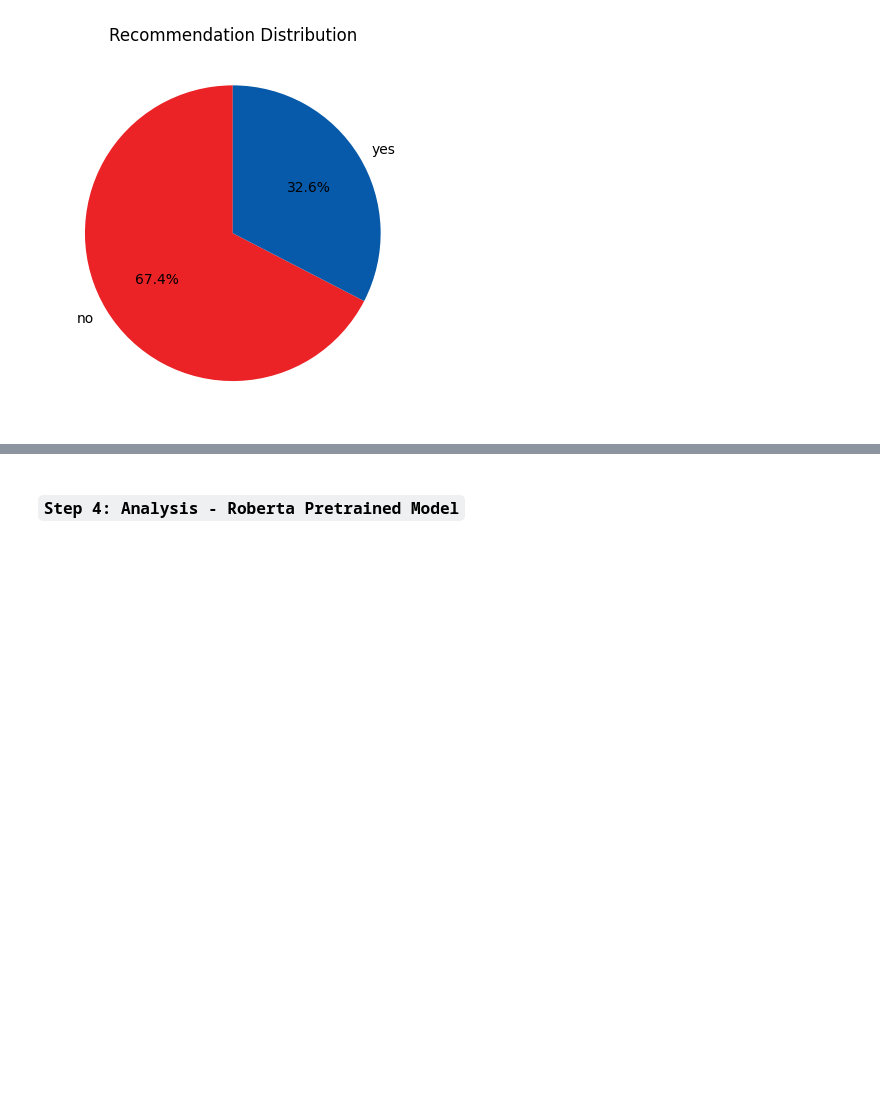
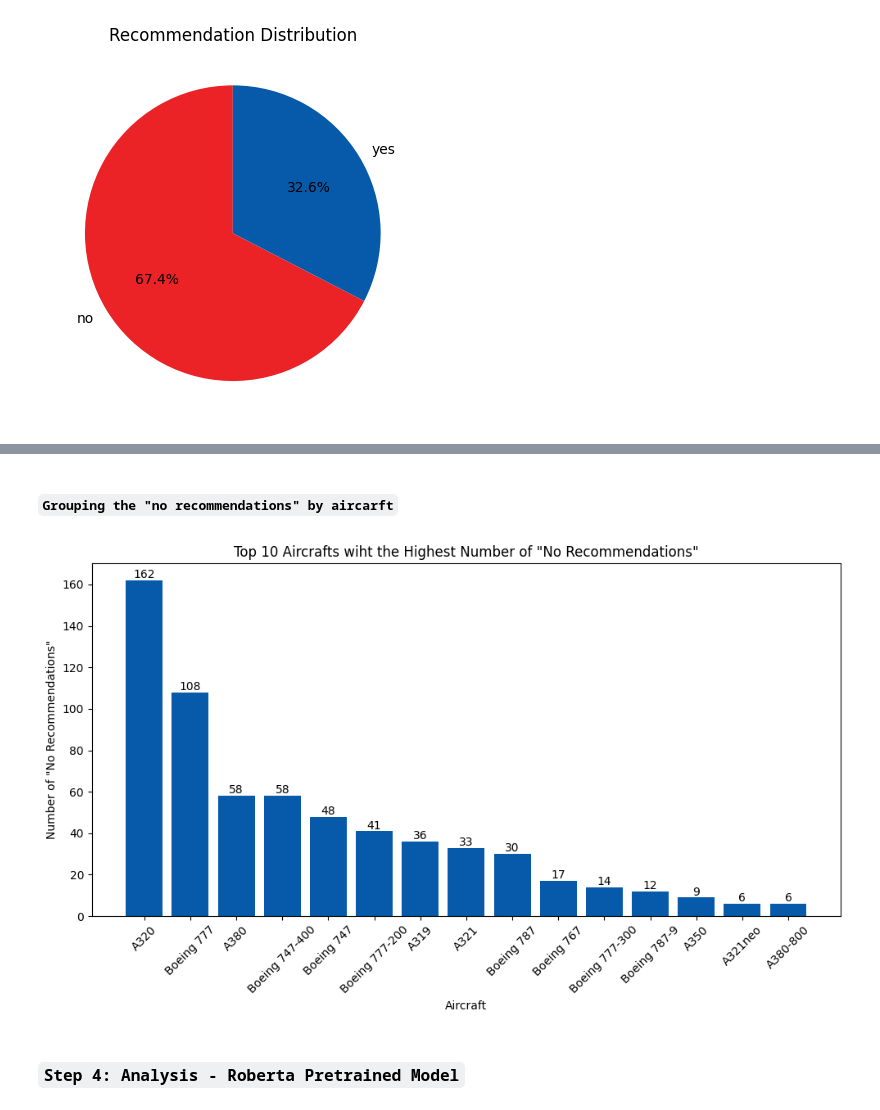
Before and after one commit to Ukomah/Customer-sentiment-analysis-for-british-airways-reviews, a Jupyter notebook: ba_reviews_analysis.ipynb, the cells around one changed output, grey strips where cells are left out. Cells and saved outputs as stored; diff of their text form; code cells hidden in the pictures; blank space fills up the shorter version.

```diff
--- a/ba_reviews_analysis.ipynb
+++ b/ba_reviews_analysis.ipynb
@@ -210,3 +246,36 @@ plt.show()
+# %% [markdown]
+##### `Grouping the "no recommendations" by aircarft`
+# %%
+# Group by aircarft and count the occurances
+no_recommend_df_groupby_aircraft = no_recommend_df.groupby('aircraft').size().reset_index(name='count')
+
+top_aircrafts = no_recommend_df_groupby_aircraft.nlargest(15, 'count')
+
+# creaing a bar chart to display the top 15 countries with no recommendation
+
+# Define colors
+color = '#075AAA'
+
+plt.figure(figsize=(10, 6))
+bar_plot = plt.bar(top_aircrafts['aircraft'], top_aircrafts['count'], color=color  )
+
+
+# making the numbers appear
+for each_bar in bar_plot:
+    height = each_bar.get_height()
+    plt.text(each_bar.get_x() + each_bar.get_width() / 2, height - 0.1, str(height), ha='center', va='bottom')
+
+plt.xlabel('Aircraft')
+plt.ylabel('Number of "No Recommendations"')
+plt.title('Top 10 Aircrafts wiht the Highest Number of "No Recommendations"')
+plt.xticks(rotation=45)
+plt.tight_layout()
+plt.show()
+
+# no_recommend_df_groupby_country
+# top_countries
+# %% [output]
+[figure, added]
 # %% [markdown]
 ### `Step 4: Analysis - Roberta Pretrained Model`
 # %% [markdown]
```
Also changed, not shown: parts of 2 cells of this notebook.
